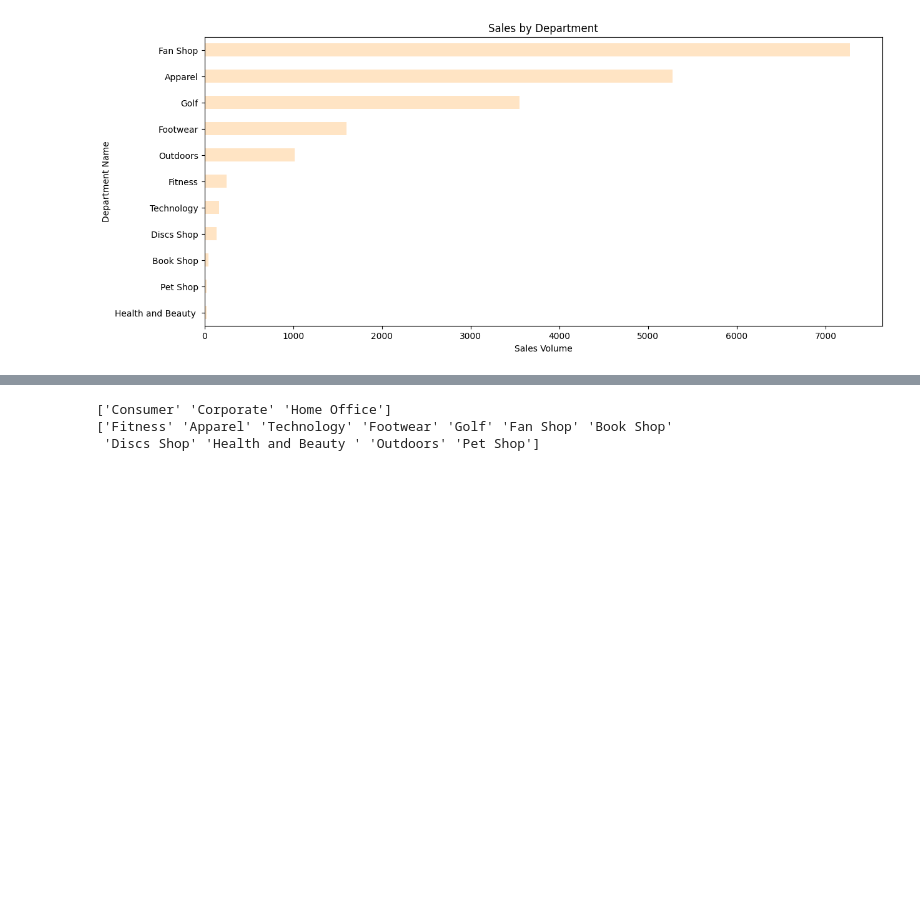
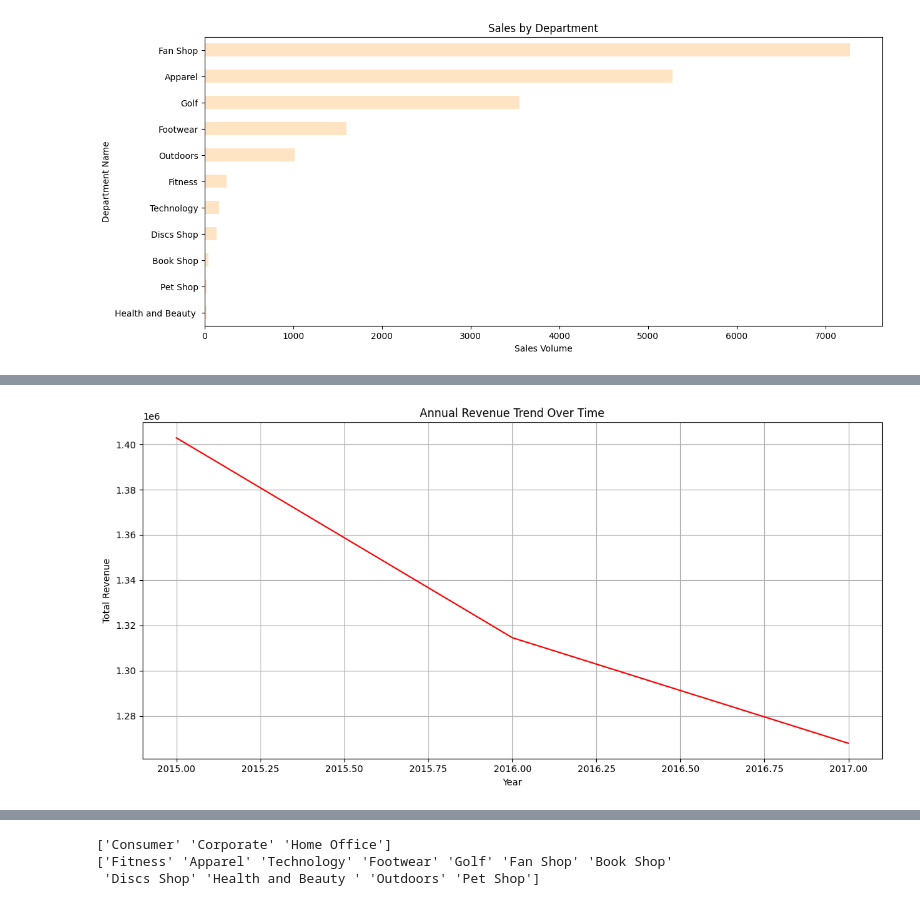
Before and after one commit to ylangylangg/MY-DAC-Curriculum, a Jupyter notebook: DAC-Internal-Group9/RetailStores-Attempt2.ipynb, the cells around one changed output, grey strips where cells are left out. Cells and saved outputs as stored; diff of their text form; code cells hidden in the pictures; blank space fills up the shorter version.

```diff
--- a/DAC-Internal-Group9/RetailStores-Attempt2.ipynb
+++ b/DAC-Internal-Group9/RetailStores-Attempt2.ipynb
@@ -46,0 +55,11 @@ plt.show()
+# %%
+# Plotting the revenue trend over years
+annual_revenue.plot(kind='line', figsize=(12, 6), color='red')
+plt.title('Annual Revenue Trend Over Time')
+plt.xlabel('Year')
+plt.ylabel('Total Revenue')
+plt.grid(True)
+plt.tight_layout()
+plt.show()
+# %% [output]
+[figure, added]
```
Also changed, not shown: parts of 6 cells of this notebook, 2 other files.
